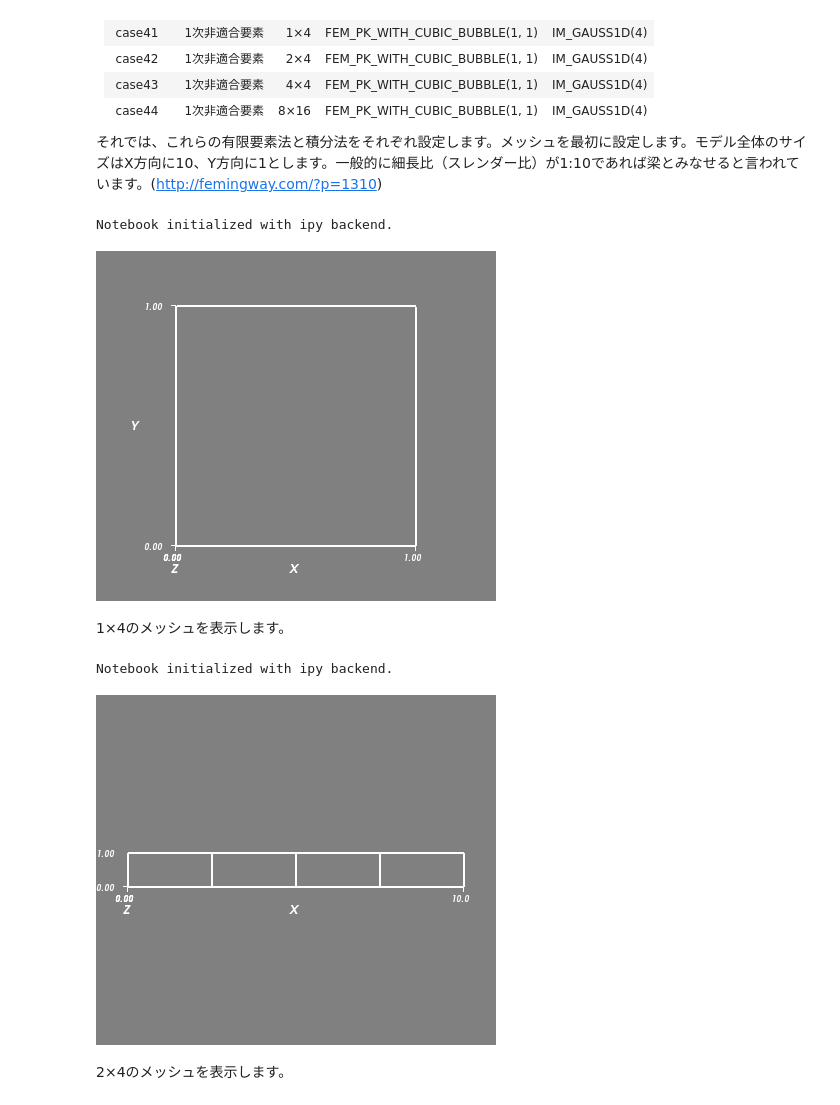
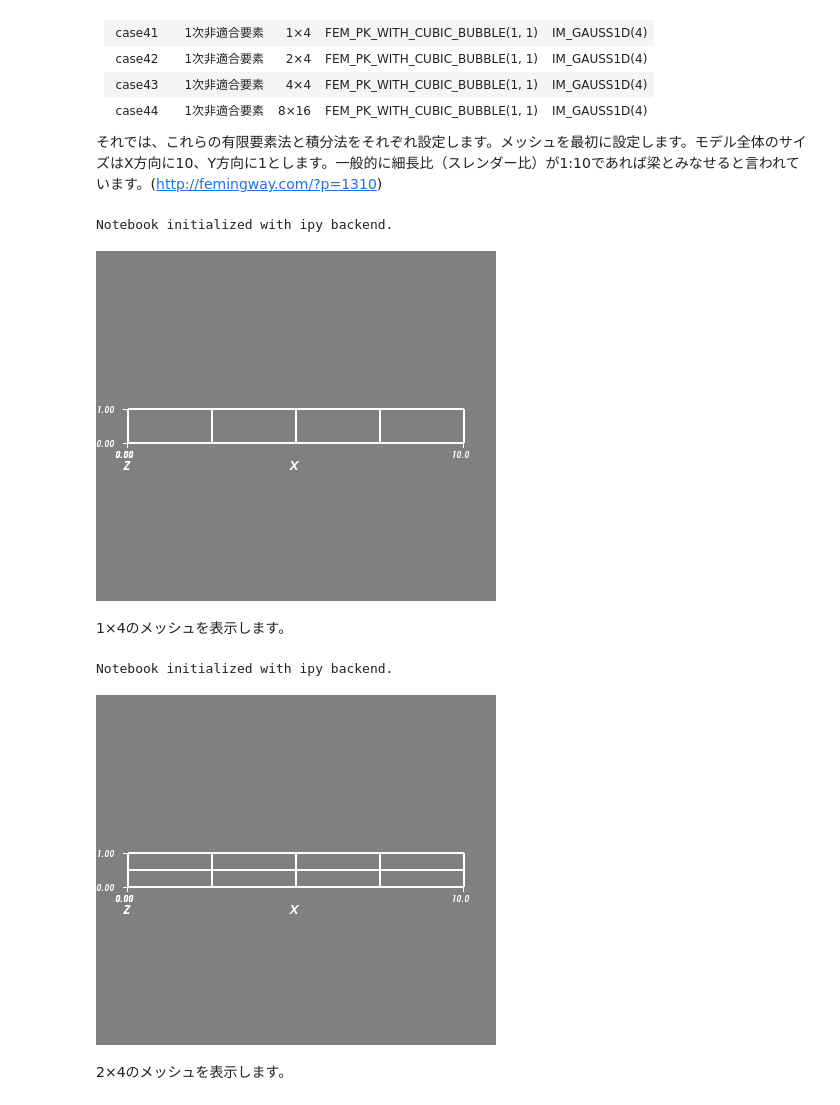
Before and after one commit to tkoyama010/getfem-binder, a Jupyter notebook: index.ipynb, the cells around one changed output. Drawn from its saved outputs; the diff is of its cells as text; code cells hidden in the pictures.

```diff
--- a/index.ipynb
+++ b/index.ipynb
@@ -70,17 +82,17 @@ def plot_vtk(filename, picturename):
     from IPython.display import Image, display_png
     display_png(Image(picturename))
 # %%
-plot_vtk(filename = 'm0101.vtk', picturename = 'm0101.png')
+plot_vtk(filename = 'm11.vtk', picturename = 'm0101.png')
 # %% [output]
 Notebook initialized with ipy backend.
-[figure, old version]
+[figure, new version]
 # %% [markdown]
 1×4のメッシュを表示します。
 # %%
-plot_vtk(filename = 'm0104.vtk', picturename = 'm0104.png')
+plot_vtk(filename = 'm12.vtk', picturename = 'm0104.png')
 # %% [output]
 Notebook initialized with ipy backend.
-[figure, old version]
+[figure, new version]
 # %% [markdown]
 2×4のメッシュを表示します。
 # %%
```
Also changed, not shown: parts of 22 cells of this notebook.
